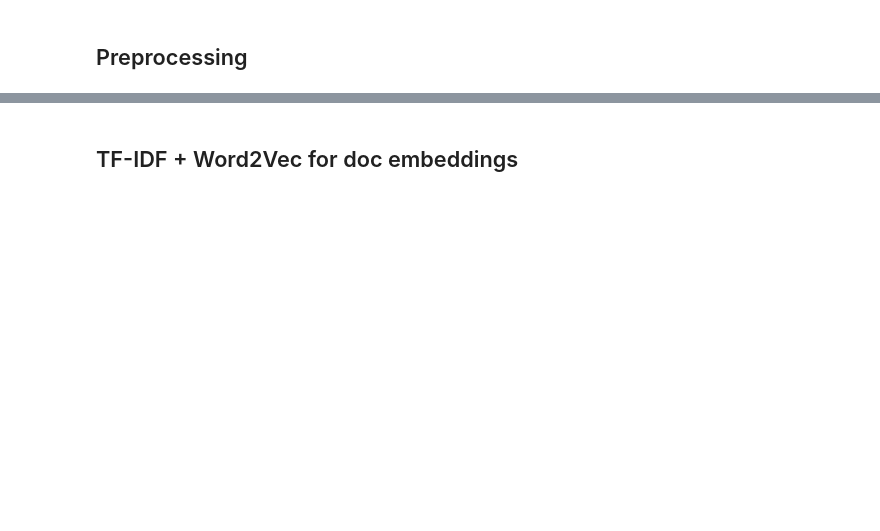
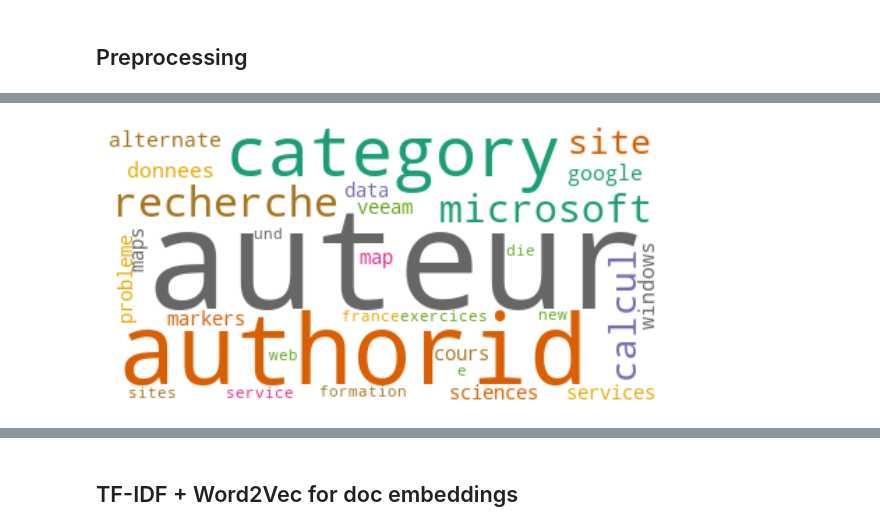
Before and after one commit to karray3000/ALTEGRAD-Challenge, a Jupyter notebook: models/doc_embedding/Doc embeddings.ipynb, the cells around one changed output, grey strips where cells are left out. Drawn from its saved outputs; the diff is of its cells as text; code cells hidden in the pictures; blank space fills up the shorter version.

```diff
--- a/models/doc_embedding/Doc embeddings.ipynb
+++ b/models/doc_embedding/Doc embeddings.ipynb
@@ -224,0 +369,4 @@ data_test = full_preprocessing(data_test, 'test_clean.csv.zip')
+# %%
+word_cloud(text_tech_science)
+# %% [output]
+[figure, added]
```
Also changed, not shown: parts of 31 cells of this notebook.
